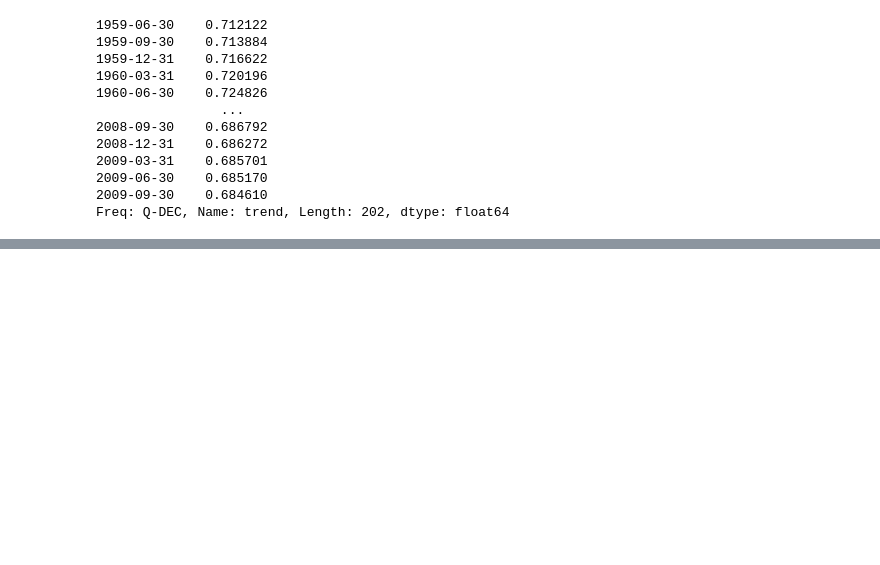
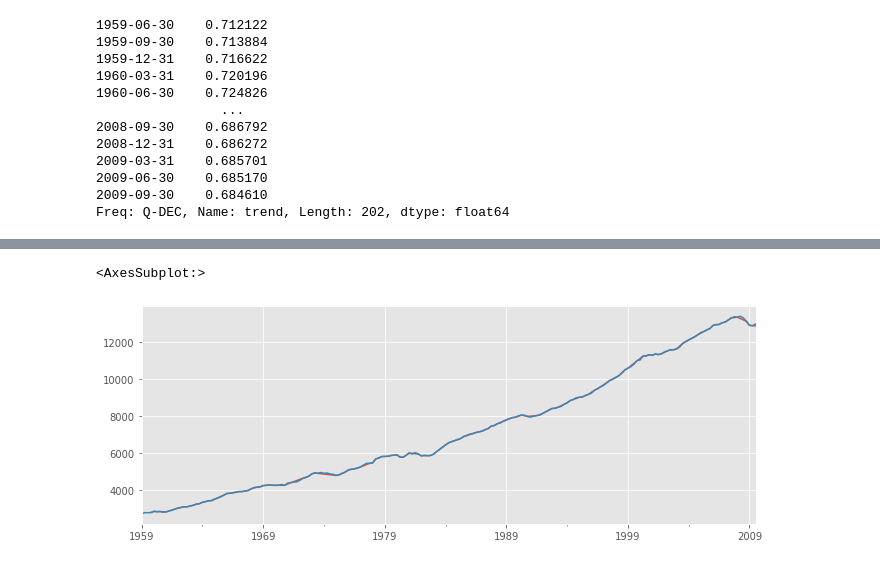
Before and after one commit to Pyatachokk/hse_ts_course, a Jupyter notebook: 2021-spring/seminars/sem_2.ipynb, the cells around one changed output, grey strips where cells are left out. Cells and saved outputs as stored; diff of their text form; code cells hidden in the pictures; blank space fills up the shorter version.

```diff
--- a/2021-spring/seminars/sem_2.ipynb
+++ b/2021-spring/seminars/sem_2.ipynb
@@ -264,0 +330,6 @@ Freq: Q-DEC, Name: trend, Length: 202, dtype: float64
+# %%
+gdp_nan.interpolate(method='linear').plot()
+gdp_true.plot()
+# %% [output]
+<AxesSubplot:>
+[figure, added]
```
Also changed, not shown: parts of 21 cells of this notebook, 1 other file.
